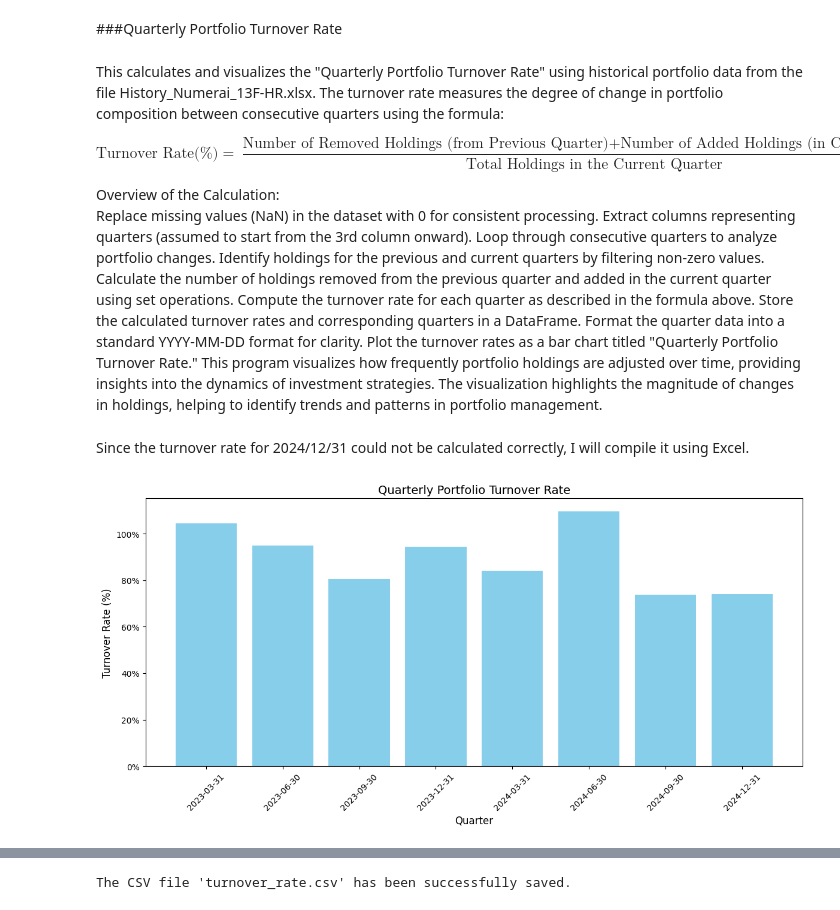
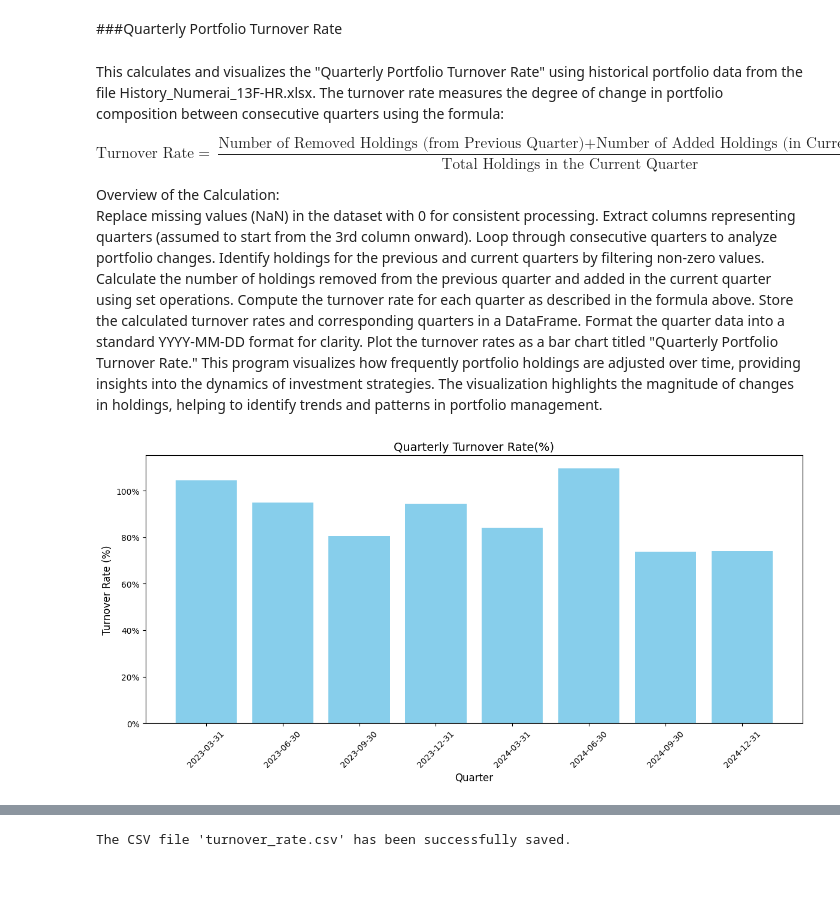
Before and after one commit to Kei-Sanada/Holdings-of-Numerai-GP-LLC, a Jupyter notebook: Analysis_Numerai_GP.ipynb, the cells around one changed output, grey strips where cells are left out. Saved outputs shown, nothing was run; the diff lists cells and outputs as text; code cells hidden in the pictures; blank space fills up the shorter version.

```diff
--- a/Analysis_Numerai_GP.ipynb
+++ b/Analysis_Numerai_GP.ipynb
@@ -259,7 +259,7 @@ plt.show()
 This calculates and visualizes the "Quarterly Portfolio Turnover Rate" using historical portfolio data from the file History_Numerai_13F-HR.xlsx. The turnover rate measures the degree of change in portfolio composition between consecutive quarters using the formula:
 
 $$
-\text{Turnover Rate(%)} = \frac{\text{Number of Removed Holdings (from Previous Quarter)} + \text{Number of Added Holdings (in Current Quarter)}}{\text{Total Holdings in the Current Quarter}}
+\text{Turnover Rate} = \frac{\text{Number of Removed Holdings (from Previous Quarter)} + \text{Number of Added Holdings (in Current Quarter)}}{\text{Total Holdings in the Current Quarter}}
 $$
 
 Overview of the Calculation:
@@ -273,8 +273,6 @@ Store the calculated turnover rates and corresponding quarters in a DataFrame.
 Format the quarter data into a standard YYYY-MM-DD format for clarity.
 Plot the turnover rates as a bar chart titled "Quarterly Portfolio Turnover Rate."
 This program visualizes how frequently portfolio holdings are adjusted over time, providing insights into the dynamics of investment strategies. The visualization highlights the magnitude of changes in holdings, helping to identify trends and patterns in portfolio management.
-# %% [markdown]
-Since the turnover rate for 2024/12/31 could not be calculated correctly, I will compile it using Excel.
 # %%
 # Extract quarters (columns from the 3rd onward are assumed to be quarters)
 quarters = numerai_13f_history.columns[2:]
@@ -303,35 +301,35 @@ for i in range(len(quarters) - 1):
     turnover_rate = (len(removed_holdings) + len(added_holdings)) / total_holdings_next_quarter * 100 if total_holdings_next_quarter > 0 else 0
 
     # Append the results
     quarterly_changes.append({
         'Quarter': next_quarter,
         'Number of Removed Holdings (from Previous Quarter)': len(removed_holdings),
         'Number of Added Holdings (in Current Quarter)': len(added_holdings),
         'Total Holdings in the Current Quarter': total_holdings_next_quarter,
         'Turnover Rate (%)': turnover_rate
     })
 
 # Create a DataFrame for the results
 quarterly_changes_df = pd.DataFrame(quarterly_changes)
 
 # Convert Quarter to "YYYY-MM-DD" format
 quarterly_changes_df['Quarter'] = pd.to_datetime(quarterly_changes_df['Quarter']).dt.strftime('%Y-%m-%d')
 
 # Plot the turnover rates
 plt.figure(figsize=(12, 6))
 plt.bar(quarterly_changes_df['Quarter'], quarterly_changes_df['Turnover Rate (%)'], color='skyblue', width=0.8)
-plt.title('Quarterly Portfolio Turnover Rate', fontsize=14)
+plt.title('Quarterly Turnover Rate(%)', fontsize=14)
 plt.xlabel('Quarter', fontsize=12)
 plt.ylabel('Turnover Rate (%)', fontsize=12)
 plt.xticks(rotation=45)
 
 # Format Y-axis as percentage
 plt.gca().yaxis.set_major_formatter(plt.FuncFormatter(lambda y, _: f'{y:.0f}%'))
 
 plt.tight_layout()
 plt.show()
 # %% [output]
-[figure, old version]
+[figure, new version]
 # %%
 quarterly_changes_df
 # %% [output]
```
